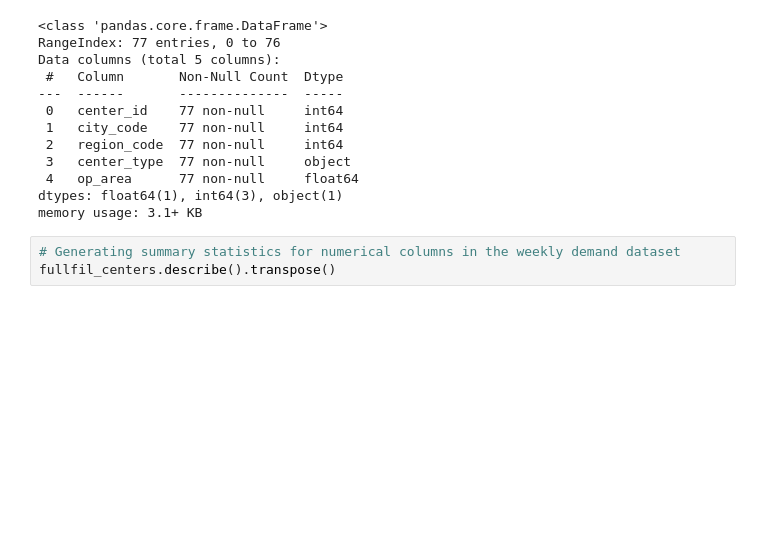
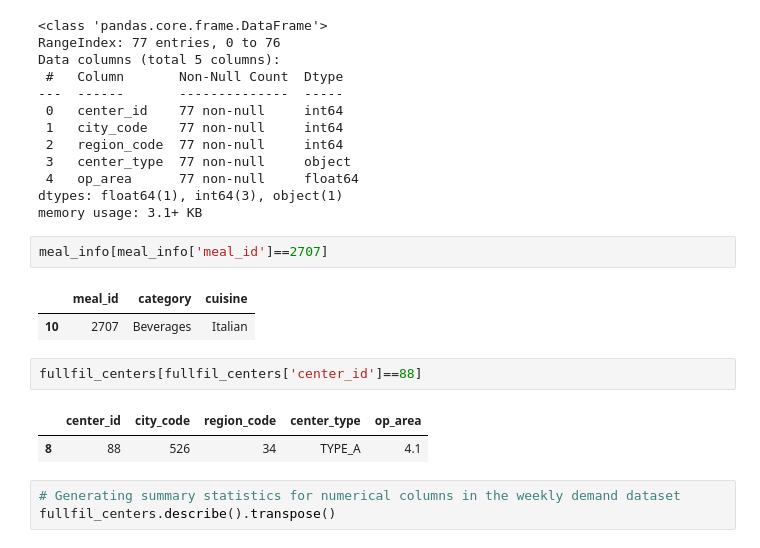
Before and after one commit to snarula31/End-to-end-Food-Demand-Prediction, a Jupyter notebook: notebook/Food_Demand_forecasting.ipynb, the cells around one changed output. Saved outputs shown, nothing was run; the diff lists cells and outputs as text; blank space fills up the shorter version.

```diff
--- a/notebook/Food_Demand_forecasting.ipynb
+++ b/notebook/Food_Demand_forecasting.ipynb
@@ -137,6 +137,16 @@ Data columns (total 5 columns):
  4   op_area      77 non-null     float64
 dtypes: float64(1), int64(3), object(1)
 memory usage: 3.1+ KB
+# %%
+meal_info[meal_info['meal_id']==2707]
+# %% [output]
+|  | meal_id | category | cuisine |
+| 10 | 2707 | Beverages | Italian |
+# %%
+fullfil_centers[fullfil_centers['center_id']==88]
+# %% [output]
+|  | center_id | city_code | region_code | center_type | op_area |
+| 8 | 88 | 526 | 34 | TYPE_A | 4.1 |
 # %%
 # Generating summary statistics for numerical columns in the weekly demand dataset
 fullfil_centers.describe().transpose()
```
Also changed, not shown: parts of 4 cells of this notebook, 19 other files.
